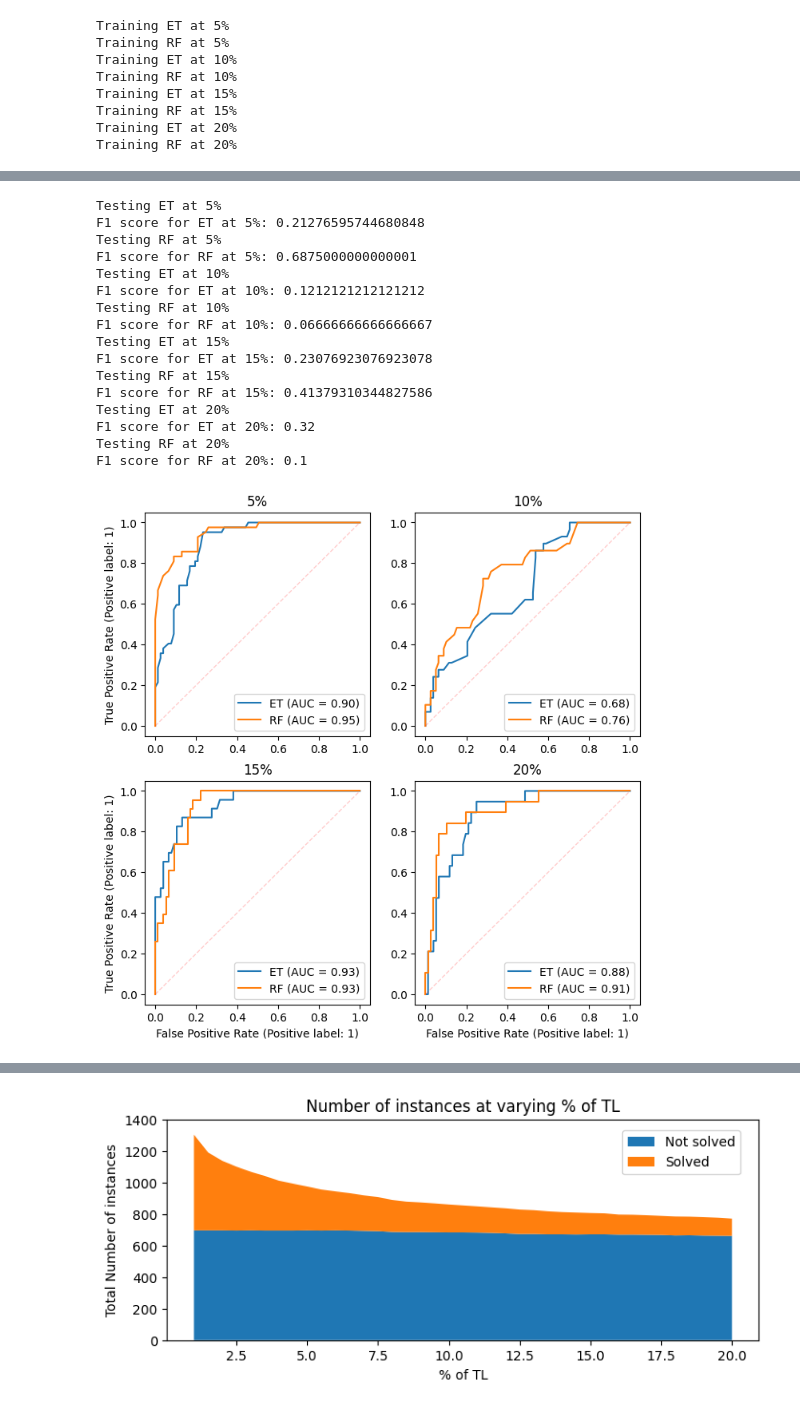
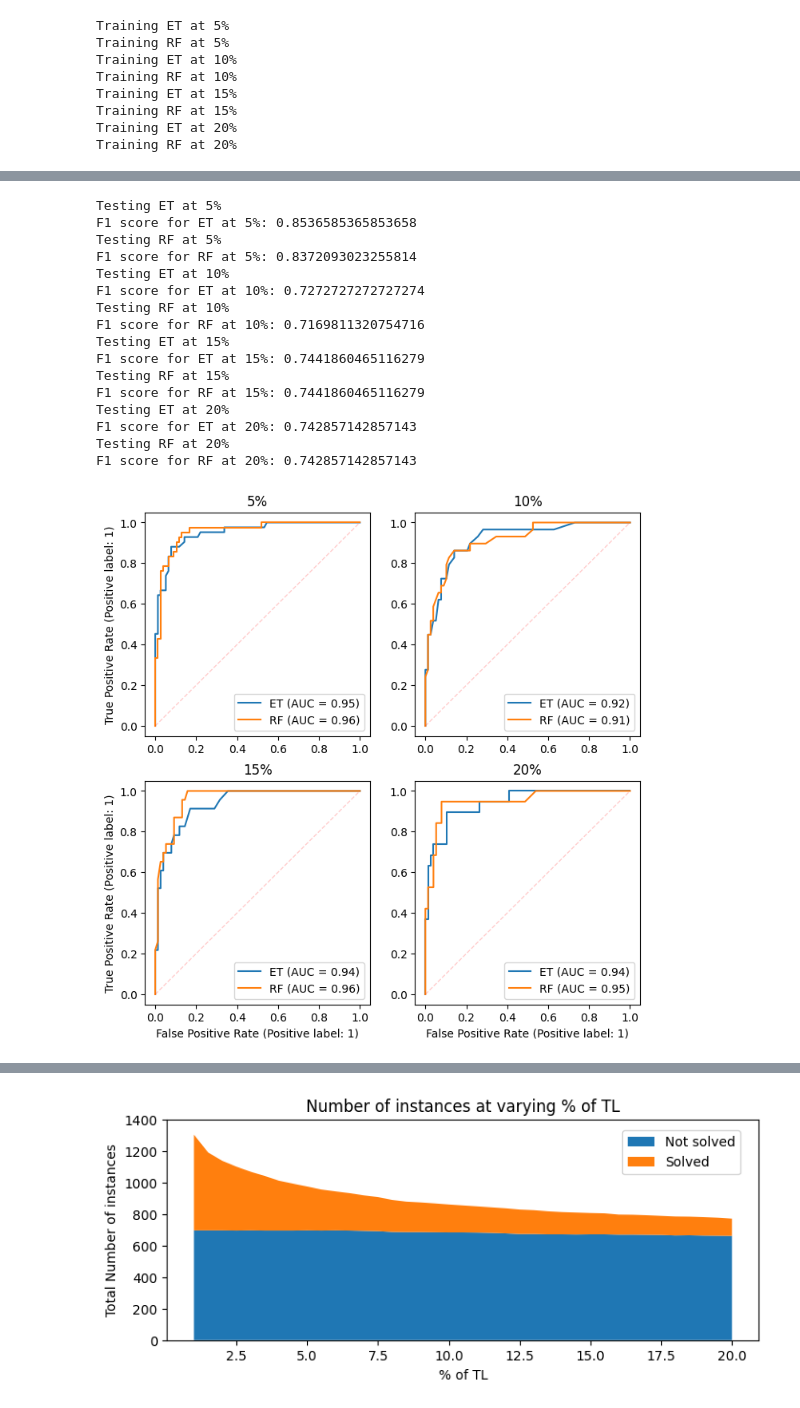
Before and after one commit to IDMP-B-2022/done-soon, a Jupyter notebook: notebooks/plots.ipynb, the cells around one changed output, grey strips where cells are left out. Cells and saved outputs as stored; diff of their text form; code cells hidden in the pictures.

Commit message:
Don't refit MaxAbsScaler to test data

```diff
--- a/notebooks/plots.ipynb
+++ b/notebooks/plots.ipynb
@@ -16,7 +16,8 @@ def parse_files(root_path):
     """
     Parse files and use pd.json_normalize to flatten the json.
     """
-    files = root_path.joinpath("train-output-all-features").glob("**/*.json")
+    # files = root_path.joinpath("train-output-all-features").glob("**/*.json")
+    files = root_path.joinpath("train-output").glob("**/*.json")
     results = pd.DataFrame()
     files = list(files)
 
@@ -208,7 +212,7 @@ classifiers
 # %%
 import pickle
 
-def preprocess(dataframe):
+def preprocess(dataframe, scaler=None):
     result, mzn = dataframe.drop(columns=['mzn', 'dzn'], axis=1), dataframe['mzn']
 
     # Drop any columns that contain the text 'ewma' or 'gradient'
@@ -216,14 +220,18 @@ def preprocess(dataframe):
 
     result = result.drop(result.columns[result.nunique() == 1], axis=1)
 
-    transformer = MaxAbsScaler().fit(result)
-    result = pd.DataFrame(transformer.transform(result), columns=result.columns, index=result.index)
+    if scaler is None:
+        scaler = MaxAbsScaler().fit(result)
+    result = pd.DataFrame(scaler.transform(result), columns=result.columns, index=result.index)
 
     result['mzn'] = mzn
 
-    return result
+    return result, scaler
 
-train_pkl = Path('./analysis/rerun_with_all_features_train.pkl')
+scalers = {}
+
+# train_pkl = Path('./analysis/rerun_with_all_features_train.pkl')
+train_pkl = Path('./analysis/pickle_split_train.pkl')
 
 with open(train_pkl, 'rb') as f:
     train_features_at_percentage = pickle.load(f)
@@ -233,10 +241,11 @@ for perc in train_features_at_percentage:
 
 for percentage, model in classifiers:
     print(f"Training {model} at {percentage}%")
-    df: pd.DataFrame = preprocess(train_features_at_percentage[percentage])
+    df, scaler = preprocess(train_features_at_percentage[percentage])
+    scalers[(percentage, model)] = scaler
     df = df.drop(columns=['mzn'], axis=1)
     any_nan = df.isna().any().any()
-    which_nan = df.isna().any(axis=1)
+
     if any_nan:
         print("The NaN values are in the following columns:")
         print(df.columns[df.isna().any()])
@@ -291,5 +264,6 @@ train_features_at_percentage[1]
 # %%
-test_pickle = Path('./analysis/rerun_with_all_features_test.pkl')
+# test_pickle = Path('./analysis/rerun_with_all_features_test.pkl')
+test_pickle = Path('./analysis/pickle_split_test.pkl')
 
 with open(test_pickle, 'rb') as f:
     test_features_at_percentage = pickle.load(f)
@@ -307,43 +281,44 @@ scores = []
 for i, percentage in enumerate([5, 10, 15, 20]):
     for model in ['ET', 'RF']:
         print(f"Testing {model} at {percentage}%")
-        df: pd.DataFrame = preprocess(test_features_at_percentage[percentage])
+        scaler = scalers[(percentage, model)]
+        df, _ = preprocess(test_features_at_percentage[percentage], scaler)
         df = df.drop(columns=['mzn'], axis=1)
 
         test_X, test_y = df.drop(columns=['solved_within_time_limit']), df['solved_within_time_limit']
 
         y_score = classifiers[(percentage, model)].predict_proba(test_X)[:, 1]
         plots[(percentage, model)] = RocCurveDisplay.from_predictions(test_y, y_score, ax=ax[i], name=model)
         score = f1_score(test_y, classifiers[(percentage, model)].predict(test_X))
         print(f"F1 score for {model} at {percentage}%: {score}")
         scores.append([percentage, model, score])
         if percentage in [5, 10]:
             ax[i].set_xlabel('')
         if percentage in [10, 20]:
             ax[i].set_ylabel('')
     ax[i].set_title(f"{percentage}%")
     ax[i].plot([0, 1], [0, 1], linestyle='--', lw=1, color='r', alpha=.2)
 
 tikzplotlib.clean_figure()
 tikzplotlib.save("roc_curves.tex", axis_width="0.6\\textwidth", axis_height="0.6\\textwidth")
 # %% [output]
 Testing ET at 5%
-F1 score for ET at 5%: 0.21276595744680848
+F1 score for ET at 5%: 0.8536585365853658
 Testing RF at 5%
-F1 score for RF at 5%: 0.6875000000000001
+F1 score for RF at 5%: 0.8372093023255814
 Testing ET at 10%
-F1 score for ET at 10%: 0.1212121212121212
+F1 score for ET at 10%: 0.7272727272727274
 Testing RF at 10%
-F1 score for RF at 10%: 0.06666666666666667
+F1 score for RF at 10%: 0.7169811320754716
 Testing ET at 15%
-F1 score for ET at 15%: 0.23076923076923078
+F1 score for ET at 15%: 0.7441860465116279
 Testing RF at 15%
-F1 score for RF at 15%: 0.41379310344827586
+F1 score for RF at 15%: 0.7441860465116279
 Testing ET at 20%
-F1 score for ET at 20%: 0.32
+F1 score for ET at 20%: 0.742857142857143
 Testing RF at 20%
-F1 score for RF at 20%: 0.1
+F1 score for RF at 20%: 0.742857142857143
-[figure, old version]
+[figure, new version]
 # %%
 print(pd.DataFrame(scores, columns=['Percentage', 'Model', 'F1 score']).set_index(['Percentage', 'Model']).round(3).to_latex(float_format="%.3f", sparsify=True))
 # %% [output]
```
Also changed, not shown: parts of 7 cells of this notebook.
